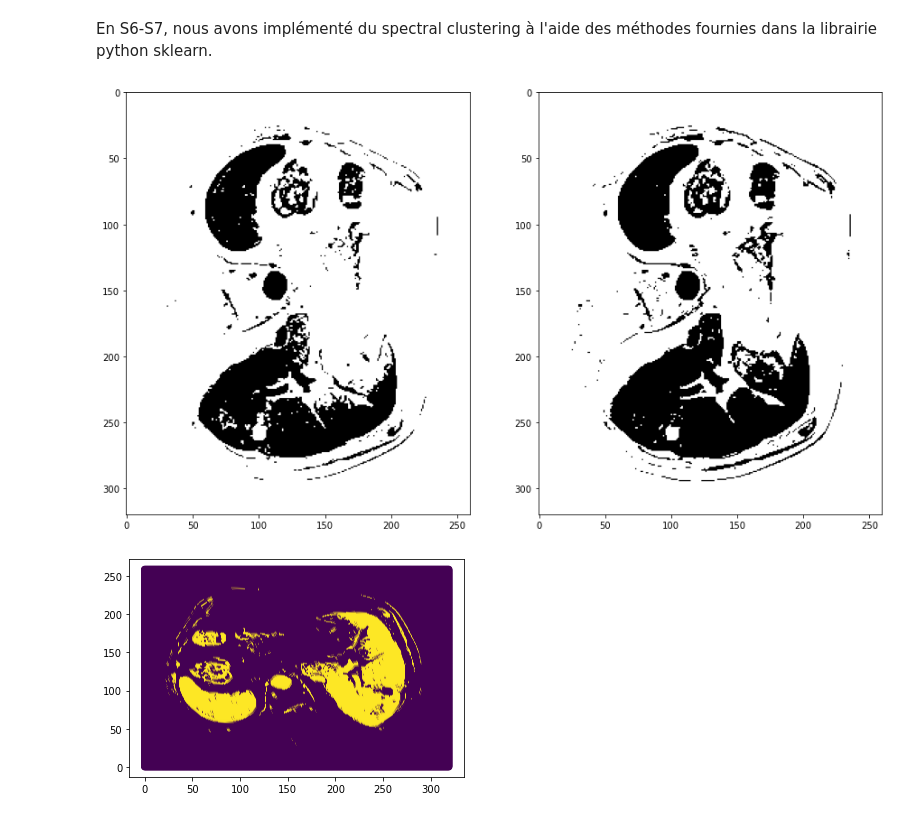
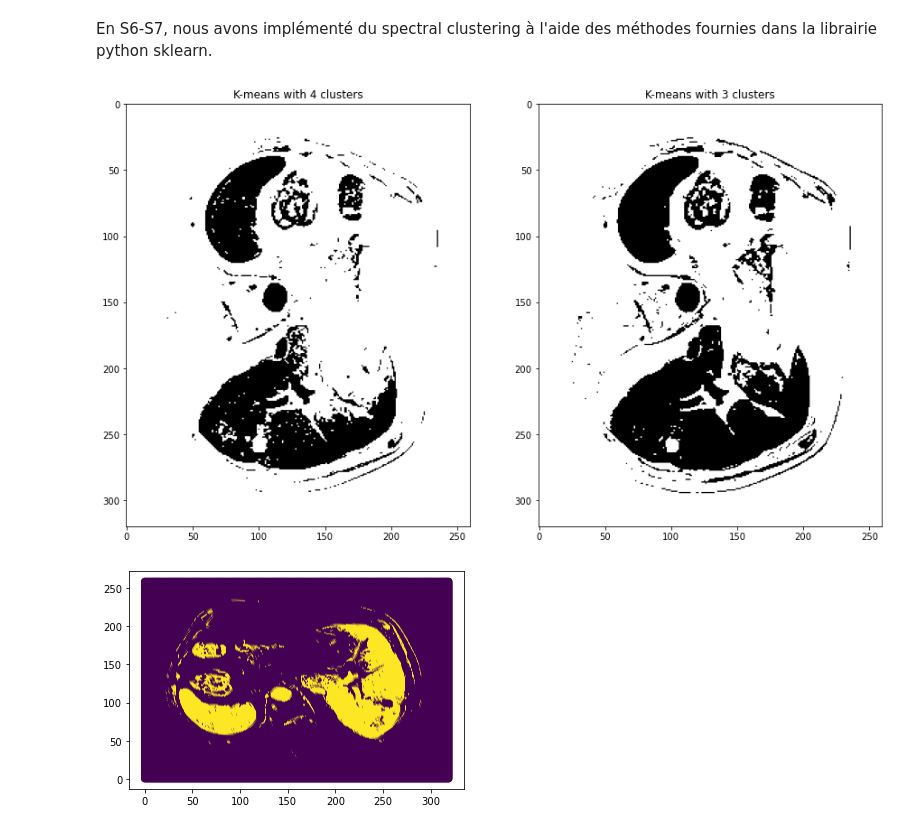
Before and after one commit to defrenned3238/WSBIM2243, a Jupyter notebook: WSBIM2243.ipynb, the cells around one changed output. Drawn from its saved outputs; the diff is of its cells as text; code cells hidden in the pictures.

```diff
--- a/WSBIM2243.ipynb
+++ b/WSBIM2243.ipynb
@@ -353,31 +356,33 @@ En S6-S7, nous avons implémenté du spectral clustering à l'aide des méthodes
 # %%
 x = newData#data par slice
 newData2 = NewListing2D(data, 42)
 kmeans1 = KMeans(n_clusters=4).fit(x)
 kmeans2 = KMeans(n_clusters=3).fit(x)
 y_kmeans = kmeans1.predict(x)
 y_kmeans2 = kmeans2.predict(x)
 good_kernel = y_kmeans[100*300+ 250] # TO BE ADAPTED MAYBE
 good_kernel2 = y_kmeans2[100*300+ 250] # TO BE ADAPTED MAYBE
 y_bw = (y_kmeans == good_kernel)
 y_bw2 = (y_kmeans2 == good_kernel2)
 imageOut2 = np.zeros((data.shape[0], data.shape[1]))
 imageOut22 = np.zeros((data.shape[0], data.shape[1]))
 for i in range(data.shape[0]):
     for j in range(data.shape[1]):
         imageOut2[i, j] = y_bw[j + data.shape[1]*i]
         imageOut22[i, j] = y_bw2[j + data.shape[1]*i]
 
 plt.figure(figsize=(15,10))
 plt.subplot(1, 2, 1)
 plt.imshow(imageOut2, cmap='Greys')
+plt.title("K-means with 4 clusters ")
 plt.subplot(1, 2, 2)
 plt.imshow(imageOut22, cmap='Greys')
+plt.title("K-means with 3 clusters")
 plt.show()
 #plt.imshow(imageOut22 - imageOut2, cmap='Greys')
 #plt.show()
 # %% [output]
-[figure, old version]
+[figure, new version]
 # %%
 # plot
 plt.scatter(newData2[:, 0], newData2[:, 1], c=y_bw) #TO BE ADAPTED
```
Also changed, not shown: parts of 3 cells of this notebook.
